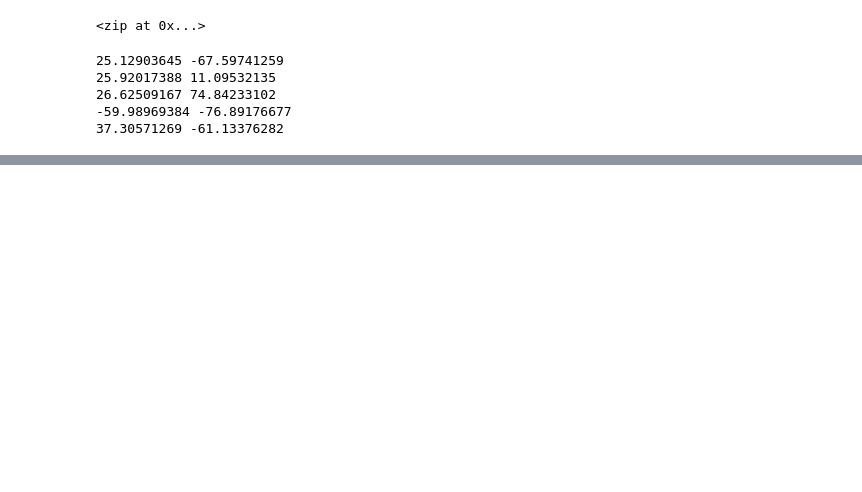
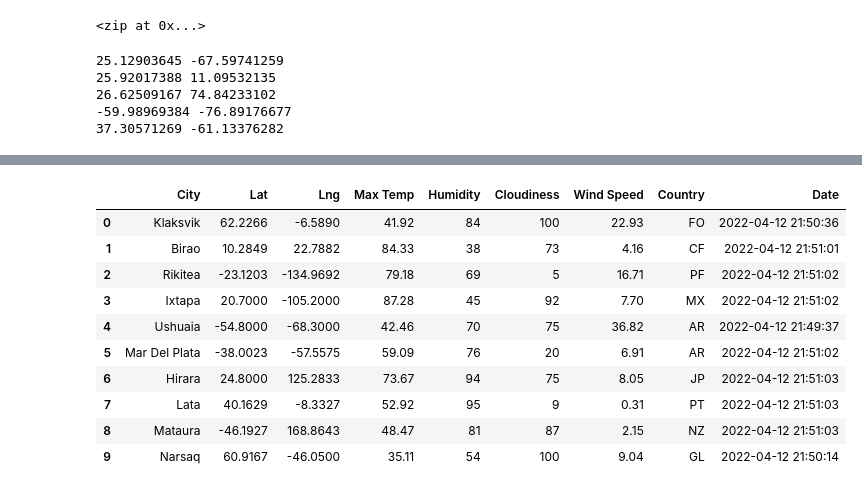
Before and after one commit to wtrowlan/World_Weather_Analysis, a Jupyter notebook: WeatherPy.ipynb, the cells around one changed output, grey strips where cells are left out. Saved outputs shown, nothing was run; the diff lists cells and outputs as text; code cells hidden in the pictures; blank space fills up the shorter version.

```diff
--- a/WeatherPy.ipynb
+++ b/WeatherPy.ipynb
@@ -71,0 +78,4 @@ len(cities)
+# %%
+# Starting URL for Weather Map API Call.
+url = "http://api.openweathermap.org/data/2.5/weather?units=Imperial&APPID=" + weather_api_key
+print(url)
@@ -71,0 +149,5 @@ len(cities)
+# %%
+# Create an endpoint URL for a city.
+city_url = url + "&q=" + "Boston"
+city_weather = requests.get(city_url)
+city_weather.json()
@@ -71,0 +214,10 @@ len(cities)
+# %%
+# Create an empty list to hold the weather data.
+city_data = []
+# Print the beginning of the logging.
+print("Beginning Data Retrieval     ")
+print("-----------------------------")
+
+# Create counters.
+record_count = 1
+set_count = 1
@@ -71,0 +297,16 @@ len(cities)
+# %%
+# Convert the array of dictionaries to a Pandas DataFrame.
+city_data_df = pd.DataFrame(city_data)
+city_data_df.head(10)
+# %% [output]
+|  | City | Lat | Lng | Max Temp | Humidity | Cloudiness | Wind Speed | Country | Date |
+| 0 | Klaksvik | 62.2266 | -6.5890 | 41.92 | 84 | 100 | 22.93 | FO | 2022-04-12 21:50:36 |
+| 1 | Birao | 10.2849 | 22.7882 | 84.33 | 38 | 73 | 4.16 | CF | 2022-04-12 21:51:01 |
+| 2 | Rikitea | -23.1203 | -134.9692 | 79.18 | 69 | 5 | 16.71 | PF | 2022-04-12 21:51:02 |
+| 3 | Ixtapa | 20.7000 | -105.2000 | 87.28 | 45 | 92 | 7.70 | MX | 2022-04-12 21:51:02 |
+| 4 | Ushuaia | -54.8000 | -68.3000 | 42.46 | 70 | 75 | 36.82 | AR | 2022-04-12 21:49:37 |
+| 5 | Mar Del Plata | -38.0023 | -57.5575 | 59.09 | 76 | 20 | 6.91 | AR | 2022-04-12 21:51:02 |
+| 6 | Hirara | 24.8000 | 125.2833 | 73.67 | 94 | 75 | 8.05 | JP | 2022-04-12 21:51:03 |
+| 7 | Lata | 40.1629 | -8.3327 | 52.92 | 95 | 9 | 0.31 | PT | 2022-04-12 21:51:03 |
+| 8 | Mataura | -46.1927 | 168.8643 | 48.47 | 81 | 87 | 2.15 | NZ | 2022-04-12 21:51:03 |
+| 9 | Narsaq | 60.9167 | -46.0500 | 35.11 | 54 | 100 | 9.04 | GL | 2022-04-12 21:50:14 |
```
Also changed, not shown: parts of 22 cells of this notebook.
